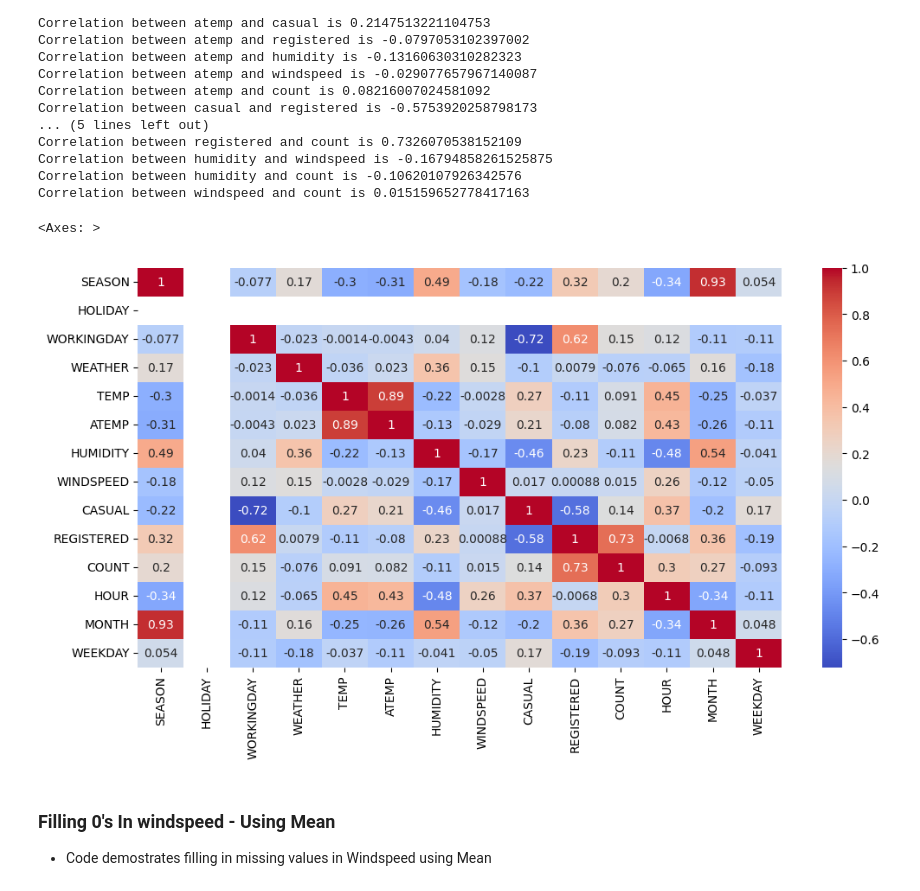
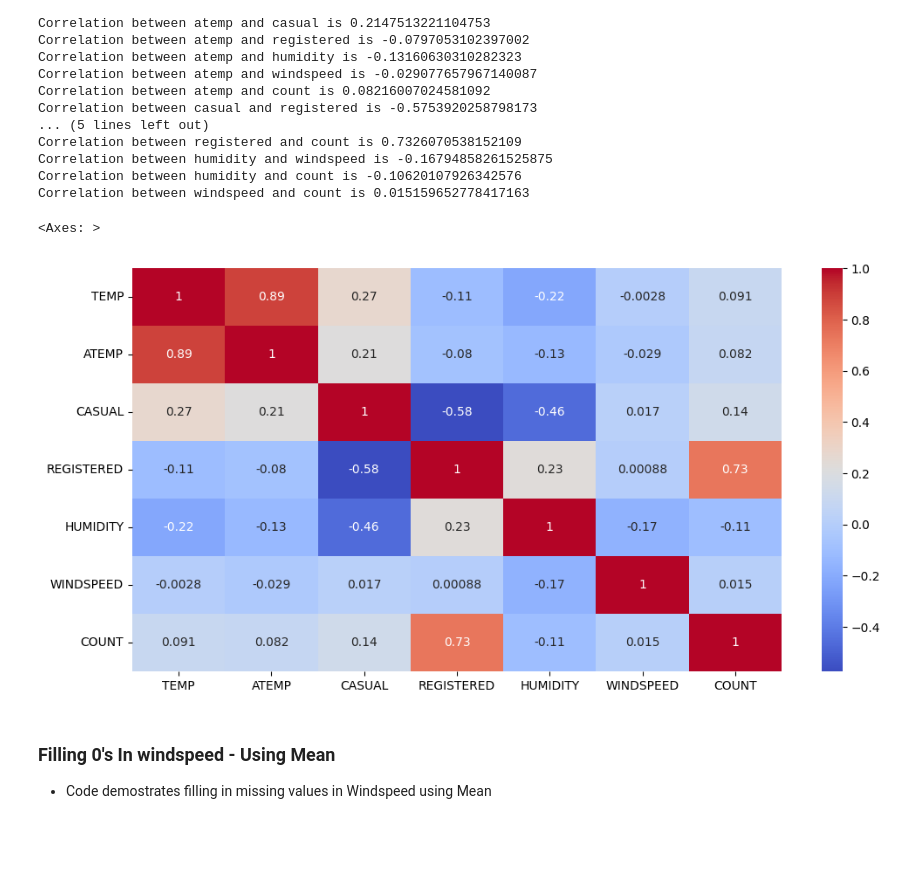
Before and after one commit to PacktPublishing/The-Ultimate-Guide-To-Snowpark, a Jupyter notebook: chapter_5/chapter_5.ipynb, the cells around one changed output. Drawn from its saved outputs; the diff is of its cells as text; code cells hidden in the pictures; blank space fills up the shorter version.

```diff
--- a/chapter_5/chapter_5.ipynb
+++ b/chapter_5/chapter_5.ipynb
@@ -3,7 +3,7 @@
 # %%
 from snowflake.snowpark import Session
 from snowflake.snowpark.functions import col
-
+import configparser
 
 connection_parameters = {
     "account": "<your snowflake account identifier>",
@@ -15,6 +15,12 @@ connection_parameters = {
     "schema": "<your snowflake schema>" # optional
   }
 
+# it is best practice to not use/save your credentials in a jupyter notebook
+# In this case I'm loading my credentials as a dictionary
+snowflake_credentials_file = '../snowflake_creds.config'
+config = configparser.ConfigParser()
+config.read(snowflake_credentials_file)
+connection_parameters = dict(config['default'])
 session = Session.builder.configs(connection_parameters).create()
 # %% [markdown]
 ### Exploring & Preparing Data
@@ -24,6 +51,11 @@ session = Session.builder.configs(connection_parameters).create()
 # %%
 #Lets Read In The Dataset
 df_table = session.table("BSD_TRAINING")
+# %%
+from snowflake.snowpark.functions import cast
+from snowflake.snowpark.types import TimestampType
+
+df_table = df_table.with_column("DATETIME", cast("DATETIME", TimestampType()))
 # %%
 #Shape Of The Dataset
 number_of_rows = df_table.count()
@@ -241,12 +272,14 @@ Correlation between humidity and windspeed is -0.16794858261525875
 Correlation between humidity and count is -0.10620107926342576
 Correlation between windspeed and count is 0.015159652778417163
 # %%
-corr_matrix = df_without_outlier.to_pandas().corr()
+column_list_upper = [column.upper() for column in column_list]
+df_corr = df_without_outlier.select(*column_list_upper)
+corr_matrix = df_corr.to_pandas().corr()
 plt.figure(figsize=(12, 6))
 sns.heatmap(corr_matrix, cmap='coolwarm', annot=True)
 # %% [output]
 <Axes: >
-[figure, old version]
+[figure, new version]
 # %% [markdown]
 ### Filling 0's In windspeed -  Using Mean
 
```
Also changed, not shown: parts of 17 cells of this notebook, 1 other file.
